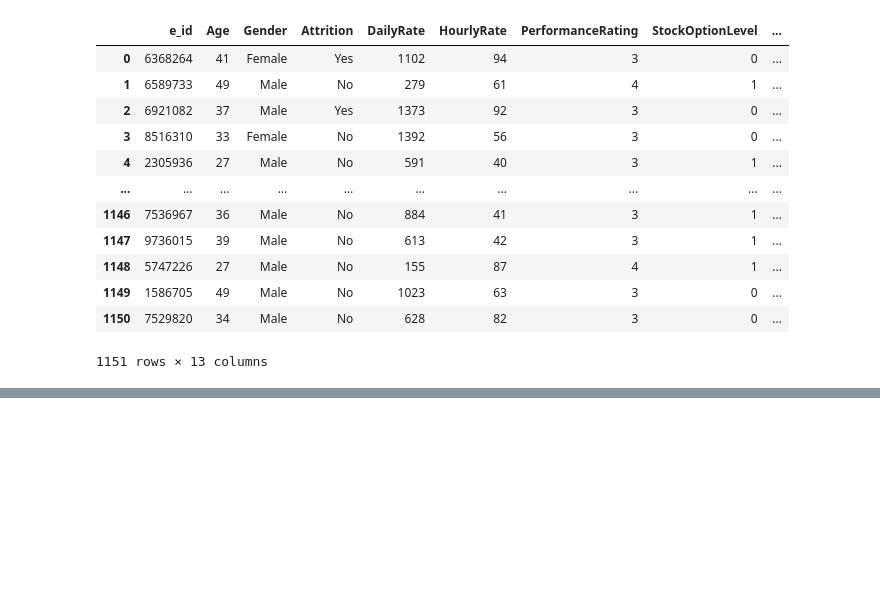
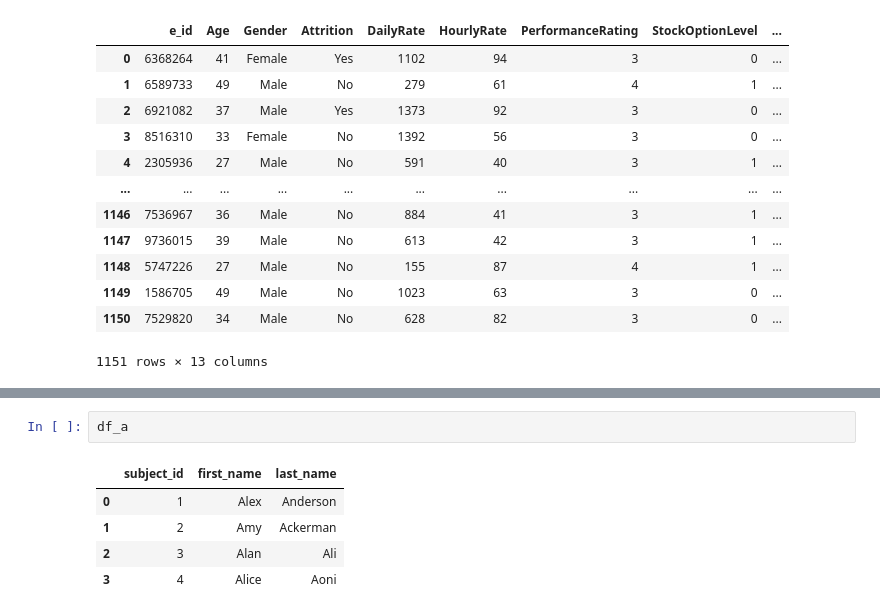
Before and after one commit to alexeimarcilio/Emeritus, a Jupyter notebook: Week06/6_10_Combining DataFrames.ipynb, the cells around one changed output, grey strips where cells are left out. Cells and saved outputs as stored; diff of their text form; blank space fills up the shorter version.

```diff
--- a/Week06/6_10_Combining DataFrames.ipynb
+++ b/Week06/6_10_Combining DataFrames.ipynb
@@ -276,0 +415,8 @@ final
+# %%
+df_a
+# %% [output]
+|  | subject_id | first_name | last_name |
+| 0 | 1 | Alex | Anderson |
+| 1 | 2 | Amy | Ackerman |
+| 2 | 3 | Alan | Ali |
+| 3 | 4 | Alice | Aoni |
```
Also changed, not shown: parts of 22 cells of this notebook, 13 other files.
